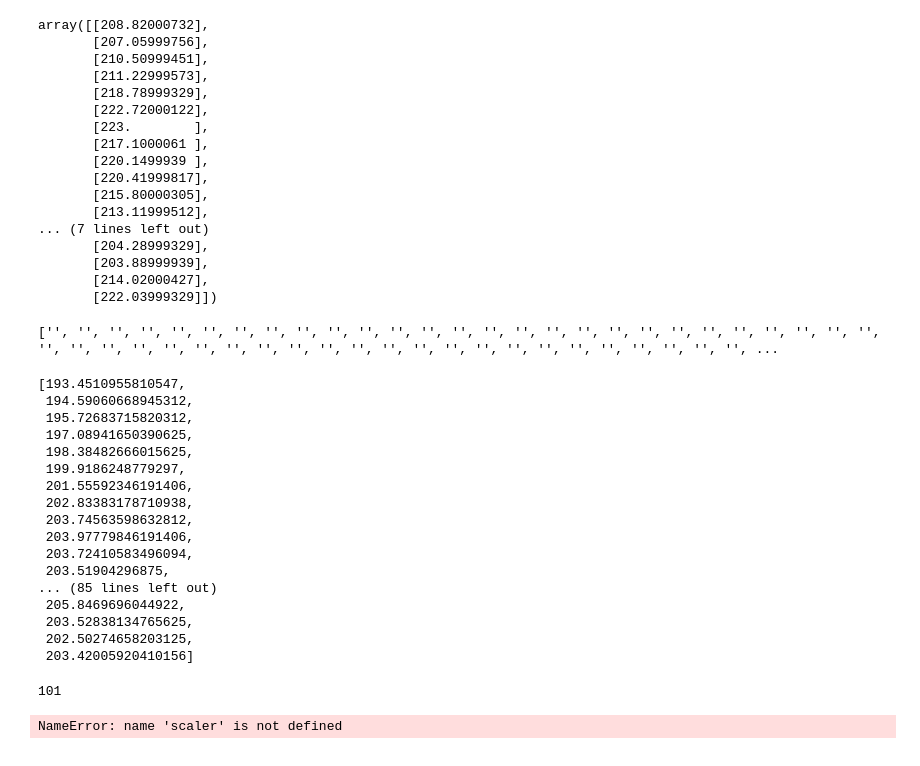
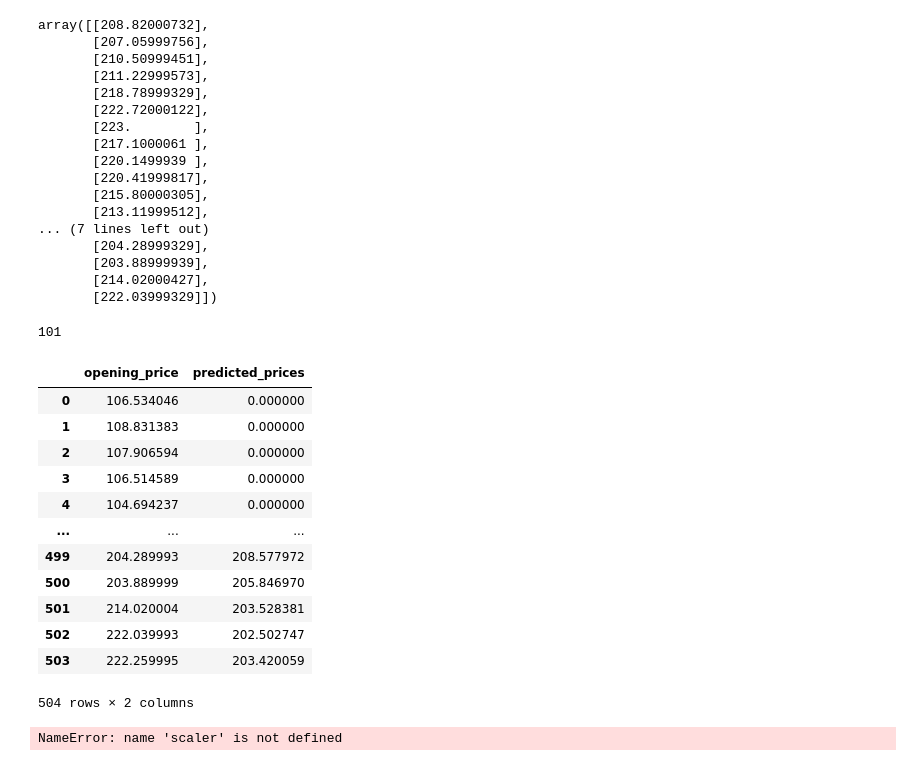
Before and after one commit to arselv/Final_Project, a Jupyter notebook: Jupyter Notebooks/stock-ml.ipynb, the cells around one changed output. Drawn from its saved outputs; the diff is of its cells as text; code cells hidden in the pictures.

```diff
--- a/Jupyter Notebooks/stock-ml.ipynb
+++ b/Jupyter Notebooks/stock-ml.ipynb
@@ -195,9 +195,6 @@ array([[208.82000732],
        [214.02000427],
        [222.03999329]])
 # %%
-my_list = ["" for i in range(0,df.shape[0]-len(predictions))]
-another_list = predictions.flatten().tolist()
-my_list.extend(another_list)
-print(my_list)
+predictions_prepended = [0 for i in range(0,df.shape[0]-len(predictions))]
+predictions_prepended.extend(predictions.flatten().tolist())
+# print(predictions_prepended)
-# %% [output]
-['', '', '', '', '', '', '', '', '', '', '', '', '', '', '', '', '', '', '', '', '', '', '', '', '', '', '', '', '', '', '', '', '', '', '', '', '', '', '', '', '', '', '', '', '', '', '', '', '', '', ...
@@ -208,29 +201,24 @@ print(my_list)
-# %%
-predictions.flatten().tolist()
-# %% [output]
-[193.4510955810547,
- 194.59060668945312,
- 195.72683715820312,
- 197.08941650390625,
- 198.38482666015625,
- 199.9186248779297,
- 201.55592346191406,
- 202.83383178710938,
- 203.74563598632812,
- 203.97779846191406,
- 203.72410583496094,
- 203.51904296875,
-... (85 lines left out)
- 205.8469696044922,
- 203.52838134765625,
- 202.50274658203125,
- 203.42005920410156]
 # %%
 len(predictions)
 # %% [output]
 101
 # %%
-pd.DataFrame({
+graph1 = pd.DataFrame({
     "opening_price": df.flatten().tolist(),
-    "predicted_prices": predictions.flatten().tolist(),
-}).to_csv('graph_1.csv')
+    "predicted_prices": predictions_prepended,
+})
+graph1
+# %% [output]
+|  | opening_price | predicted_prices |
+| 0 | 106.534046 | 0.000000 |
+| 1 | 108.831383 | 0.000000 |
+| 2 | 107.906594 | 0.000000 |
+| 3 | 106.514589 | 0.000000 |
+| 4 | 104.694237 | 0.000000 |
+| ... | ... | ... |
+| 499 | 204.289993 | 208.577972 |
+| 500 | 203.889999 | 205.846970 |
+| 501 | 214.020004 | 203.528381 |
+| 502 | 222.039993 | 202.502747 |
+| 503 | 222.259995 | 203.420059 |
+504 rows × 2 columns
```
Also changed, not shown: parts of 3 cells of this notebook, 4 other files.
